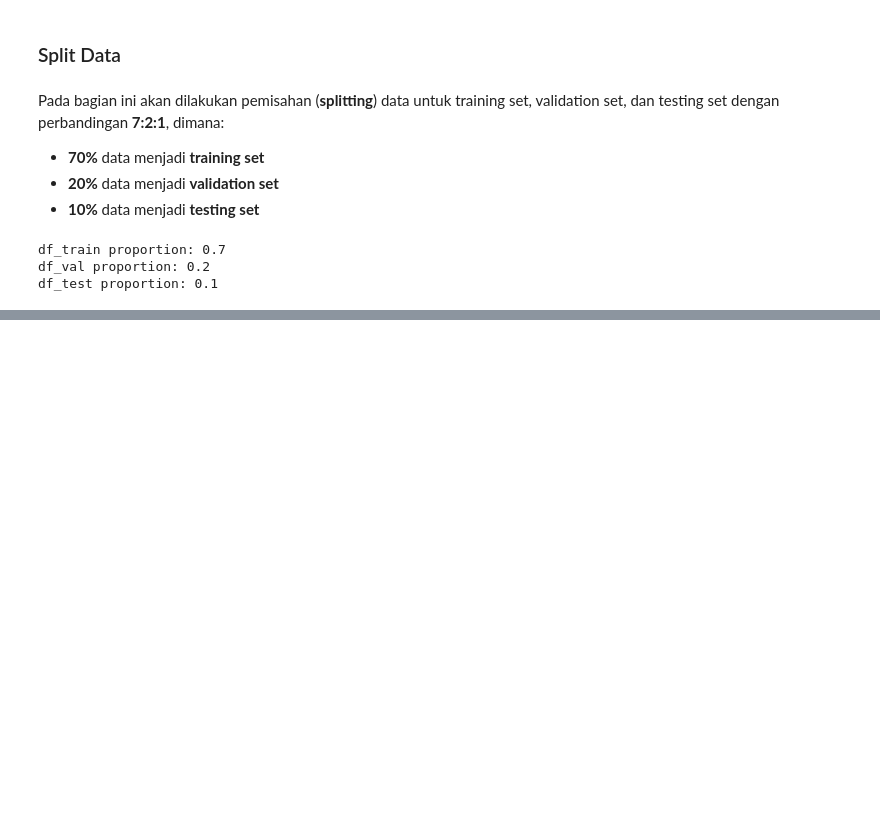
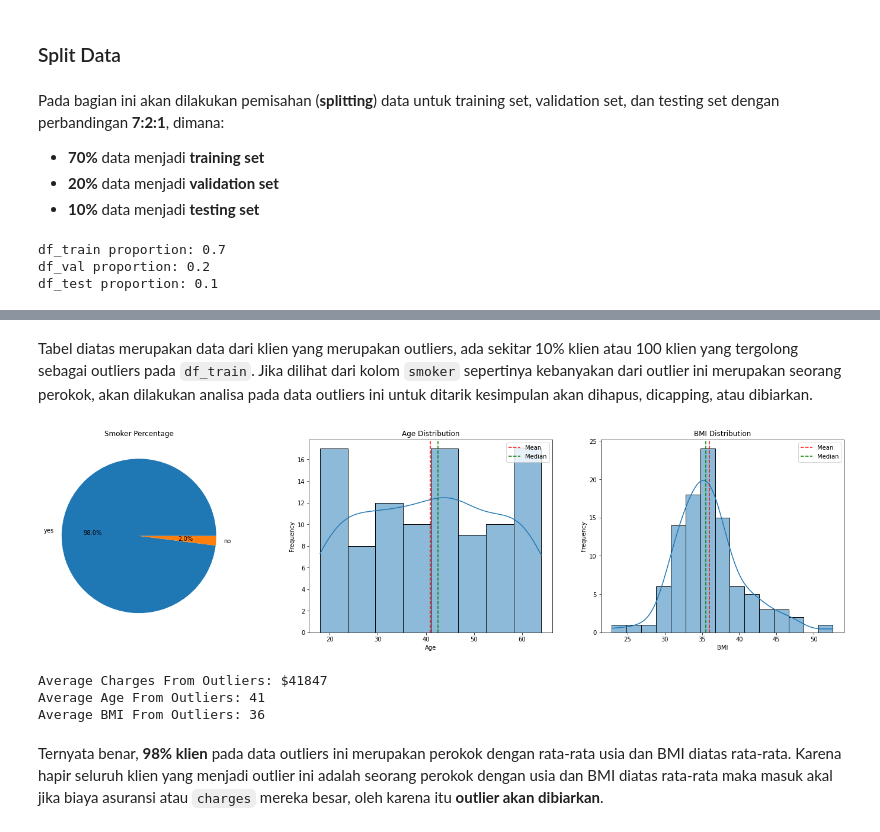
Before and after one commit to Penzragon/h8dsft_P1Milestone2, a Jupyter notebook: script.ipynb, the cells around one changed output, grey strips where cells are left out. Drawn from its saved outputs; the diff is of its cells as text; code cells hidden in the pictures; blank space fills up the shorter version.

```diff
--- a/script.ipynb
+++ b/script.ipynb
@@ -425,0 +449,11 @@ df_test proportion: 0.1
+# %%
+# Outlier Detection For Skewed Distribution
+def skewed_dis(df, col):
+    IQR = df[col].quantile(0.75) - df[col].quantile(0.25)
+    lower_bound = df[col].quantile(0.25) - (IQR * 1.5)
+    upper_bound = df[col].quantile(0.75) + (IQR * 1.5)
+    return df[(df[col] < lower_bound) | (df[col] > upper_bound)]
+# %%
+outliers = skewed_dis(df_train, 'charges')
+print(f"Outlier percentage: {(len(outliers) / len(df_train) * 100):.1f}%")
+outliers
@@ -425,0 +475,36 @@ df_test proportion: 0.1
+# %% [markdown]
+Tabel diatas merupakan data dari klien yang merupakan outliers, ada sekitar 10% klien atau 100 klien yang tergolong sebagai outliers pada `df_train`. Jika dilihat dari kolom `smoker` sepertinya kebanyakan dari outlier ini merupakan seorang perokok, akan dilakukan analisa pada data outliers ini untuk ditarik kesimpulan akan dihapus, dicapping, atau dibiarkan.
+# %%
+plt.figure(figsize=(25, 6))
+plt.subplot(1, 3, 1)
+plt.pie(outliers.smoker.value_counts().reindex(['yes', 'no']), labels=outliers.smoker.value_counts().reindex(['yes', 'no']).index, autopct='%1.1f%%')
+plt.title('Smoker Percentage')
+plt.subplot(1, 3, 2)
+sns.histplot(x='age', data=outliers, kde=True)
+plt.axvline(outliers.age.mean(), color='r', linestyle='--', label='Mean')
+plt.axvline(outliers.age.median(), color='g', linestyle='--', label='Median')
+plt.title('Age Distribution')
+plt.xlabel('Age')
+plt.ylabel('Frequency')
+plt.legend()
+plt.subplot(1, 3, 3)
+sns.histplot(x='bmi', data=outliers, kde=True)
+plt.axvline(outliers.bmi.mean(), color='r', linestyle='--', label='Mean')
+plt.axvline(outliers.bmi.median(), color='g', linestyle='--', label='Median')
+plt.title('BMI Distribution')
+plt.xlabel('BMI')
+plt.ylabel('Frequency')
+plt.legend()
+plt.show()
+# %% [output]
+[figure, added]
+# %%
+print(f'Average Charges From Outliers: ${(outliers.charges.mean()):.0f}')
+print(f'Average Age From Outliers: {outliers.age.mean():.0f}')
+print(f'Average BMI From Outliers: {outliers.bmi.mean():.0f}')
+# %% [output]
+Average Charges From Outliers: $41847
+Average Age From Outliers: 41
+Average BMI From Outliers: 36
+# %% [markdown]
+Ternyata benar, **98% klien** pada data outliers ini merupakan perokok dengan rata-rata usia dan BMI diatas rata-rata. Karena hapir seluruh klien yang menjadi outlier ini adalah seorang perokok dengan usia dan BMI diatas rata-rata maka masuk akal jika biaya asuransi atau `charges` mereka besar, oleh karena itu **outlier akan dibiarkan**.
```
Also changed, not shown: parts of 5 cells of this notebook.
